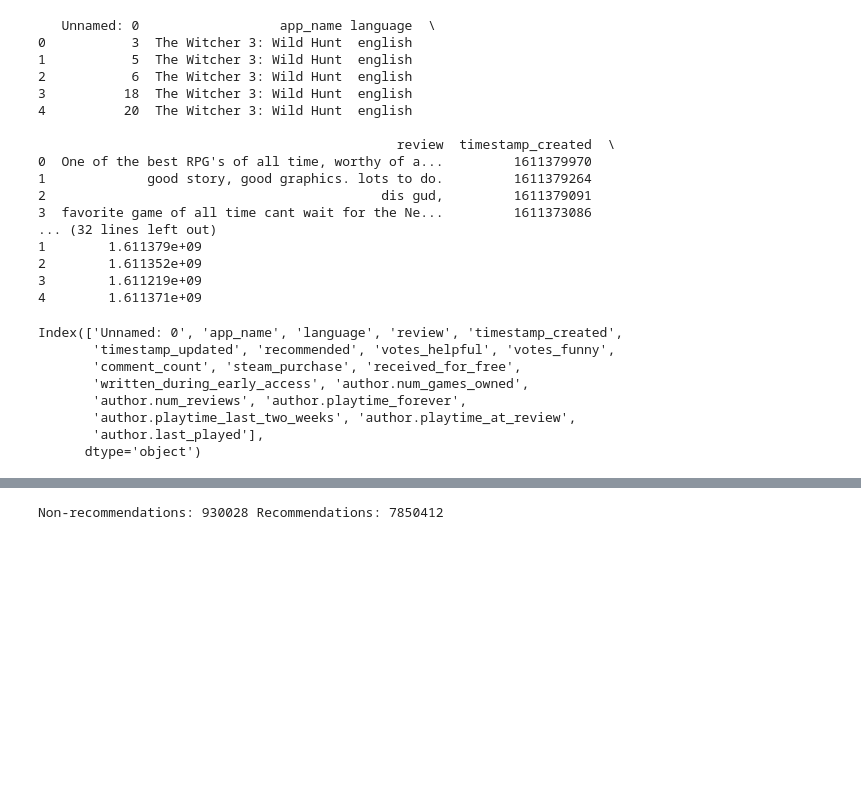
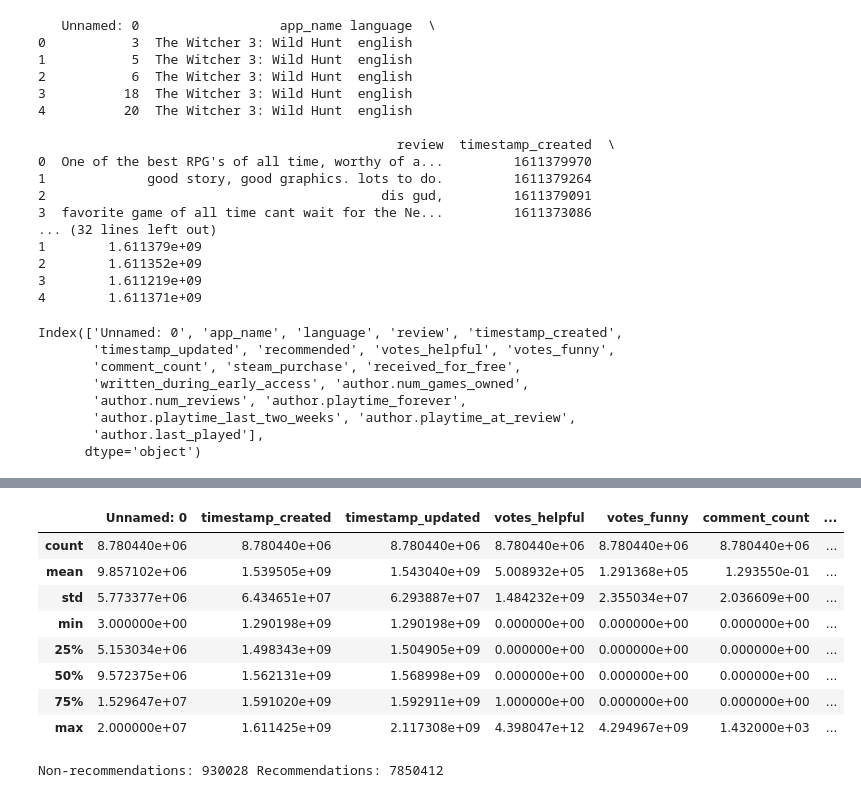
Before and after one commit to tarnjit458/Steam-Reviews-Sentiment-Analysis-Classifier, a Jupyter notebook: Test_Classification.ipynb, the cells around one changed output, grey strips where cells are left out. Cells and saved outputs as stored; diff of their text form; code cells hidden in the pictures; blank space fills up the shorter version.

```diff
--- a/Test_Classification.ipynb
+++ b/Test_Classification.ipynb
@@ -58,6 +55,18 @@ df
 | 8780438 | 19999994 | The Elder Scrolls V: Skyrim Speci... | english | The game is great | 1588776021 | 1588776021 | True | ... |
 | 8780439 | 19999995 | The Elder Scrolls V: Skyrim Speci... | english | gud gayme\n | 1588774894 | 1588774894 | True | ... |
 8780440 rows × 19 columns
+# %%
+df.describe()
+# %% [output]
+|  | Unnamed: 0 | timestamp_created | timestamp_updated | votes_helpful | votes_funny | comment_count | ... |
+| count | 8.780440e+06 | 8.780440e+06 | 8.780440e+06 | 8.780440e+06 | 8.780440e+06 | 8.780440e+06 | ... |
+| mean | 9.857102e+06 | 1.539505e+09 | 1.543040e+09 | 5.008932e+05 | 1.291368e+05 | 1.293550e-01 | ... |
+| std | 5.773377e+06 | 6.434651e+07 | 6.293887e+07 | 1.484232e+09 | 2.355034e+07 | 2.036609e+00 | ... |
+| min | 3.000000e+00 | 1.290198e+09 | 1.290198e+09 | 0.000000e+00 | 0.000000e+00 | 0.000000e+00 | ... |
+| 25% | 5.153034e+06 | 1.498343e+09 | 1.504905e+09 | 0.000000e+00 | 0.000000e+00 | 0.000000e+00 | ... |
+| 50% | 9.572375e+06 | 1.562131e+09 | 1.568998e+09 | 0.000000e+00 | 0.000000e+00 | 0.000000e+00 | ... |
+| 75% | 1.529647e+07 | 1.591020e+09 | 1.592911e+09 | 1.000000e+00 | 0.000000e+00 | 0.000000e+00 | ... |
+| max | 2.000000e+07 | 1.611425e+09 | 2.117308e+09 | 4.398047e+12 | 4.294967e+09 | 1.432000e+03 | ... |
 # %%
 recs = df["recommended"]
 unique, counts = np.unique(recs, return_counts=True)
```
Also changed, not shown: parts of 11 cells of this notebook.
